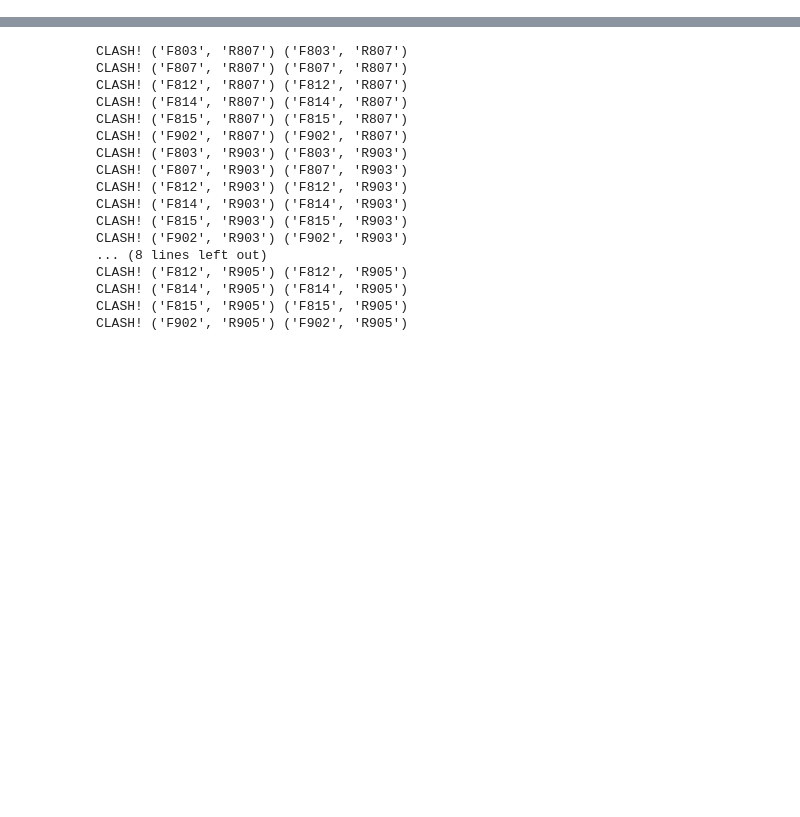
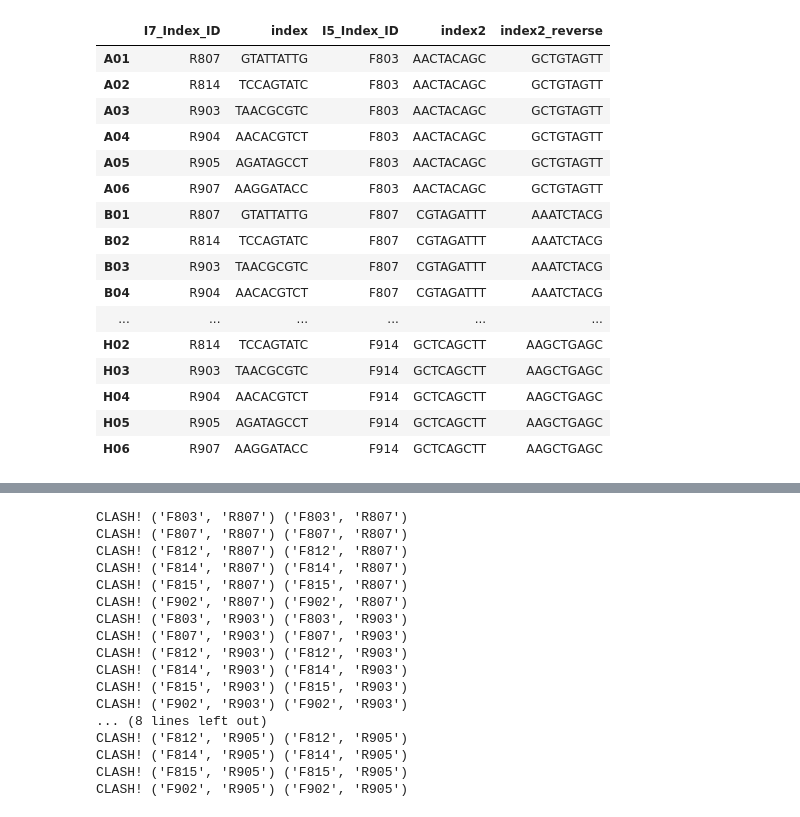
Before and after one commit to BioSpyder-Bioinformatics/notes-documentation, a Jupyter notebook: sample_sheet_code/check_flavours.ipynb, the cells around one changed output, grey strips where cells are left out. Saved outputs shown, nothing was run; the diff lists cells and outputs as text; code cells hidden in the pictures; blank space fills up the shorter version.

```diff
--- a/sample_sheet_code/check_flavours.ipynb
+++ b/sample_sheet_code/check_flavours.ipynb
@@ -16,0 +121,15 @@ zipped_48 = list(zip(plate_48_index2_i5, plate_48_index_i7))
+# %%
+plate_48_sample_sheet = pd.read_csv('second_project_SR_HS_48.csv')
+
+# Reverse complement
+plate_48_sample_sheet_reverse = pd.read_csv('second_project_PE_NS_48.csv')
+plate_48_sample_sheet_reverse = plate_48_sample_sheet_reverse[['I5_Index_ID', 'index2']]
+plate_48_sample_sheet_reverse = plate_48_sample_sheet_reverse.rename(columns={'index2':'index2_reverse'})
+
+
+# Merge dfs
+plate_48_sample_sheet = pd.merge(plate_48_sample_sheet, plate_48_sample_sheet_reverse, on='I5_Index_ID')
+
+# Clean
+plate_48_sample_sheet.index = plate_48_sample_sheet['Sample_Well']
+plate_48_sample_sheet = plate_48_sample_sheet[['I7_Index_ID', 'index', 'I5_Index_ID', 'index2', 'index2_reverse']]
@@ -16,0 +153,2 @@ zipped_48 = list(zip(plate_48_index2_i5, plate_48_index_i7))
+# %%
+plate_48_sample_sheet_dict = plate_48_sample_sheet.to_dict()
@@ -16,0 +176,23 @@ zipped_48 = list(zip(plate_48_index2_i5, plate_48_index_i7))
+# %%
+# Re-extract it
+rehydrate_48 = pd.DataFrame.from_dict(plate_48_sample_sheet_dict)
+# %%
+rehydrate_48
+# %% [output]
+|  | I7_Index_ID | index | I5_Index_ID | index2 | index2_reverse |
+| A01 | R807 | GTATTATTG | F803 | AACTACAGC | GCTGTAGTT |
+| A02 | R814 | TCCAGTATC | F803 | AACTACAGC | GCTGTAGTT |
+| A03 | R903 | TAACGCGTC | F803 | AACTACAGC | GCTGTAGTT |
+| A04 | R904 | AACACGTCT | F803 | AACTACAGC | GCTGTAGTT |
+| A05 | R905 | AGATAGCCT | F803 | AACTACAGC | GCTGTAGTT |
+| A06 | R907 | AAGGATACC | F803 | AACTACAGC | GCTGTAGTT |
+| B01 | R807 | GTATTATTG | F807 | CGTAGATTT | AAATCTACG |
+| B02 | R814 | TCCAGTATC | F807 | CGTAGATTT | AAATCTACG |
+| B03 | R903 | TAACGCGTC | F807 | CGTAGATTT | AAATCTACG |
+| B04 | R904 | AACACGTCT | F807 | CGTAGATTT | AAATCTACG |
+| ... | ... | ... | ... | ... | ... |
+| H02 | R814 | TCCAGTATC | F914 | GCTCAGCTT | AAGCTGAGC |
+| H03 | R903 | TAACGCGTC | F914 | GCTCAGCTT | AAGCTGAGC |
+| H04 | R904 | AACACGTCT | F914 | GCTCAGCTT | AAGCTGAGC |
+| H05 | R905 | AGATAGCCT | F914 | GCTCAGCTT | AAGCTGAGC |
+| H06 | R907 | AAGGATACC | F914 | GCTCAGCTT | AAGCTGAGC |
```
Also changed, not shown: parts of 19 cells of this notebook, 7 other files.
